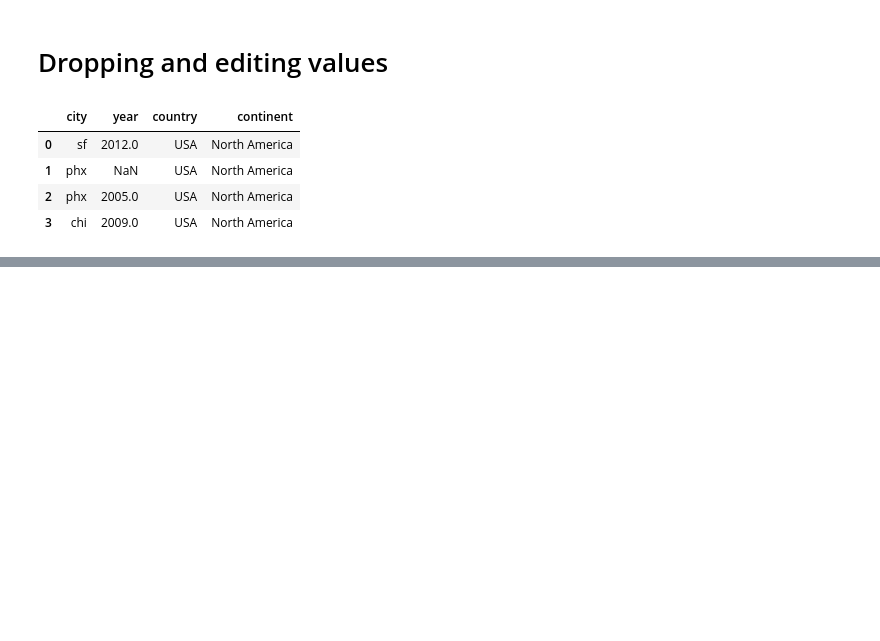
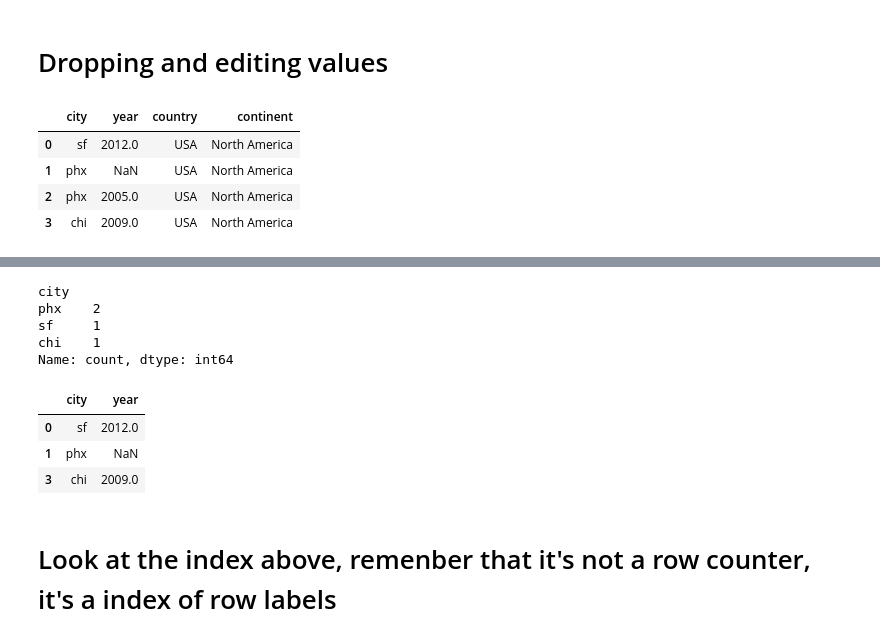
Before and after one commit to jrcomitre/pandas, a Jupyter notebook: lesson5.ipynb, the cells around one changed output, grey strips where cells are left out. Drawn from its saved outputs; the diff is of its cells as text; code cells hidden in the pictures; blank space fills up the shorter version.

```diff
--- a/lesson5.ipynb
+++ b/lesson5.ipynb
@@ -200,0 +246,22 @@ df
+# %%
+# you can get a count of values that appear in some column
+df3['city'].value_counts()
+# df3['city'].unique()
+# df3['city'].nunique()
+# %% [output]
+city
+phx    2
+sf     1
+chi    1
+Name: count, dtype: int64
+# %%
+# you can drop rows that contain duplicate values in some specified column
+df4 = df3.drop_duplicates('city')
+df4
+# %% [output]
+|  | city | year |
+| 0 | sf | 2012.0 |
+| 1 | phx | NaN |
+| 3 | chi | 2009.0 |
+# %% [markdown]
+# Look at the index above, remenber that it's not a row counter, it's a index of row labels
```
Also changed, not shown: parts of 8 cells of this notebook.
